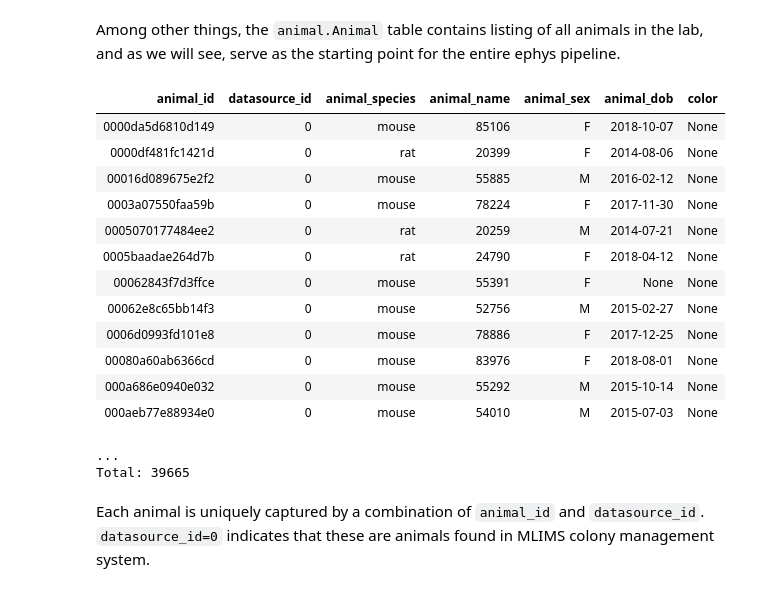
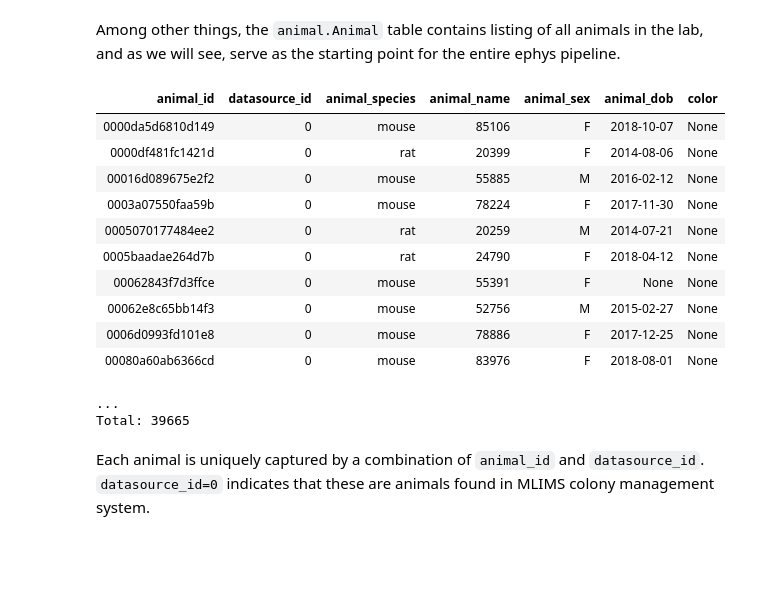
Before and after one commit to kavli-ntnu/dj-docs, a Jupyter notebook: notebooks/The_Ephys_Pipeline.ipynb, the cells around one changed output. Cells and saved outputs as stored; diff of their text form; code cells hidden in the pictures; blank space fills up the shorter version.

```diff
--- a/notebooks/The_Ephys_Pipeline.ipynb
+++ b/notebooks/The_Ephys_Pipeline.ipynb
@@ -30,21 +28,19 @@ dj.Diagram(animal)
 # %% [markdown]
 Among other things, the `animal.Animal` table contains listing of all animals in the lab, and as we will see, serve as the starting point for the entire ephys pipeline.
 # %%
-animals.Animal()
+animal.Animal()
 # %% [output]
 | animal_id | datasource_id | animal_species | animal_name | animal_sex | animal_dob | color |
 | 0000da5d6810d149 | 0 | mouse | 85106 | F | 2018-10-07 | None |
 | 0000df481fc1421d | 0 | rat | 20399 | F | 2014-08-06 | None |
 | 00016d089675e2f2 | 0 | mouse | 55885 | M | 2016-02-12 | None |
 | 0003a07550faa59b | 0 | mouse | 78224 | F | 2017-11-30 | None |
 | 0005070177484ee2 | 0 | rat | 20259 | M | 2014-07-21 | None |
 | 0005baadae264d7b | 0 | rat | 24790 | F | 2018-04-12 | None |
 | 00062843f7d3ffce | 0 | mouse | 55391 | F | None | None |
 | 00062e8c65bb14f3 | 0 | mouse | 52756 | M | 2015-02-27 | None |
 | 0006d0993fd101e8 | 0 | mouse | 78886 | F | 2017-12-25 | None |
 | 00080a60ab6366cd | 0 | mouse | 83976 | F | 2018-08-01 | None |
-| 000a686e0940e032 | 0 | mouse | 55292 | M | 2015-10-14 | None |
-| 000aeb77e88934e0 | 0 | mouse | 54010 | M | 2015-07-03 | None |
 ...
 Total: 39665
 # %% [markdown]
```
Also changed, not shown: parts of 64 cells of this notebook, 13 other files.
